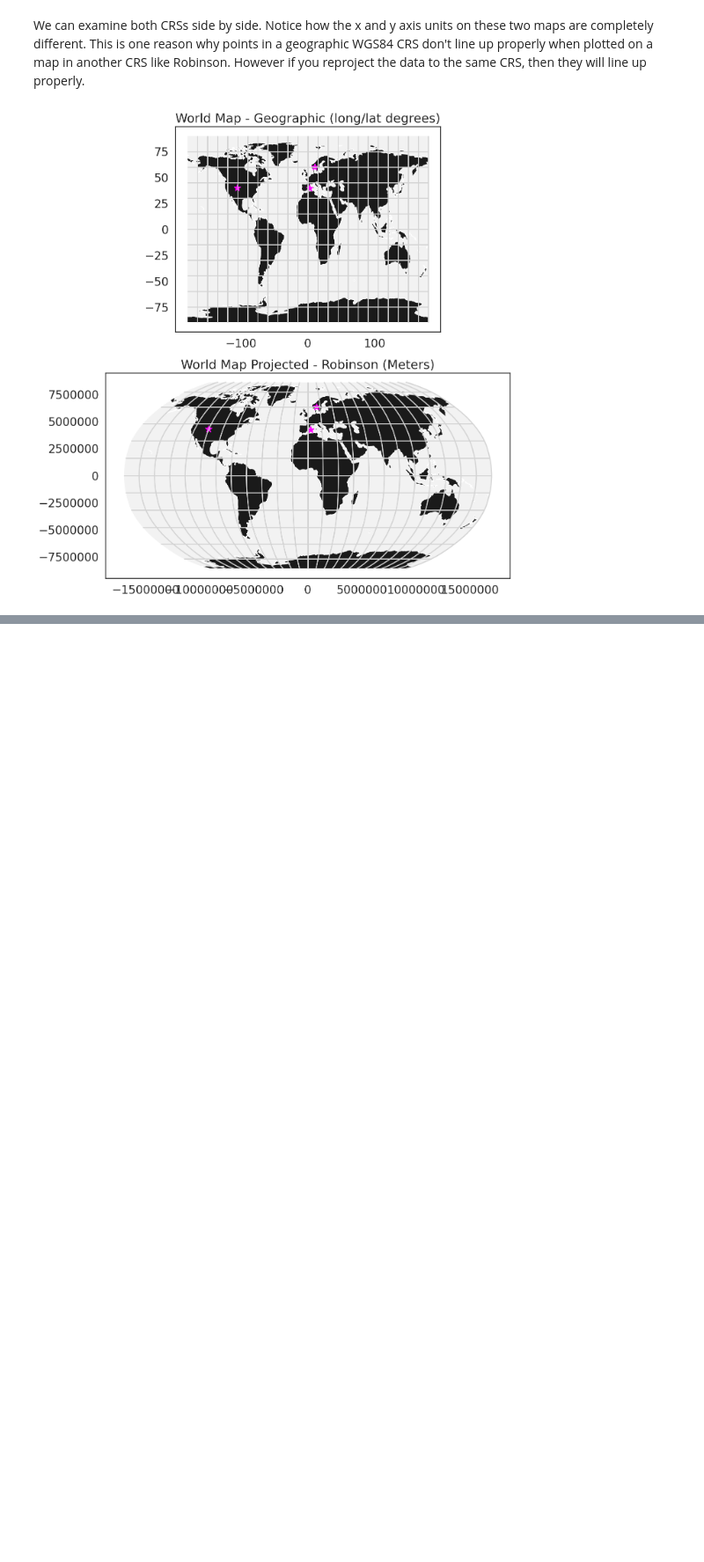
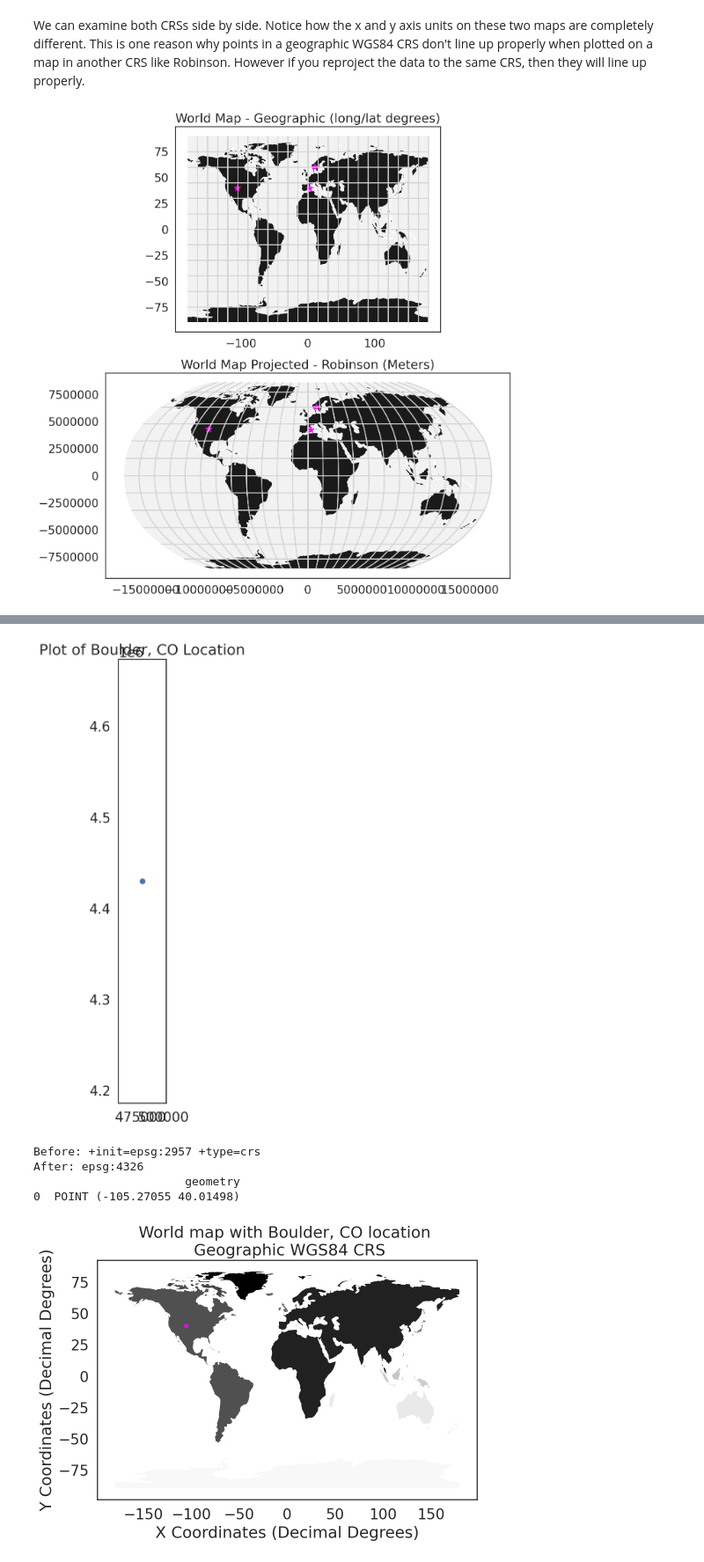
Before and after one commit to Natz12/GIS, a Jupyter notebook: 2-intro-spatial-vector-data.ipynb, the cells around one changed output, grey strips where cells are left out. Shown at 88% size. Cells and saved outputs as stored; diff of their text form; code cells hidden in the pictures; blank space fills up the shorter version.

Commit message:
Geographic vs projected CRS

```diff
--- a/2-intro-spatial-vector-data.ipynb
+++ b/2-intro-spatial-vector-data.ipynb
@@ -470,0 +495,57 @@ for axis in [ax1.xaxis, ax1.yaxis]:
+# %%
+boulder_df = np.array([[476911.31,  4429455.35]])
+geometry = [Point(xy) for xy in boulder_df]
+
+boulder_loc = gpd.GeoDataFrame(geometry,
+                               columns=['geometry'],
+                               crs={'init': 'epsg:2957'})
+
+fig, ax = plt.subplots(figsize=(10, 10))
+boulder_loc.plot(ax=ax)
+ax.set_title("Plot of Boulder, CO Location")
+
+# Turn off scientific notation
+plt.ticklabel_format(useOffset=False)
+plt.show()
+
+
+# View crs
+print("Before:", boulder_loc.crs)
+
+# Reproject the data to WGS84
+boulder_df_geog = boulder_loc.to_crs(epsg=4326)
+boulder_df_geog.crs
+
+# View crs
+print("After:", boulder_df_geog.crs)
+
+# View the coordinate values of the newly reprojected data.
+print(boulder_df_geog)
+
+
+
+fig, ax = plt.subplots(figsize=(10, 5))
+
+worldBound.plot(cmap='Greys',
+                ax=ax)
+
+ax.set(title="World map with Boulder, CO location \n Geographic WGS84 CRS",
+       xlabel="X Coordinates (Decimal Degrees)",
+       ylabel="Y Coordinates (Decimal Degrees)")
+
+boulder_df_geog.plot(ax=ax,
+                     markersize=25,
+                     color='magenta',
+                     marker = '*')
+# boulder_loc.plot(ax=ax,
+#                      markersize=25,
+#                      color='green',
+#                      marker = '*')
+plt.show()
+# %% [output]
+[figure, added]
+Before: +init=epsg:2957 +type=crs
+After: epsg:4326
+                      geometry
+0  POINT (-105.27055 40.01498)
+[figure, added]
```
Also changed, not shown: parts of 4 cells of this notebook.
